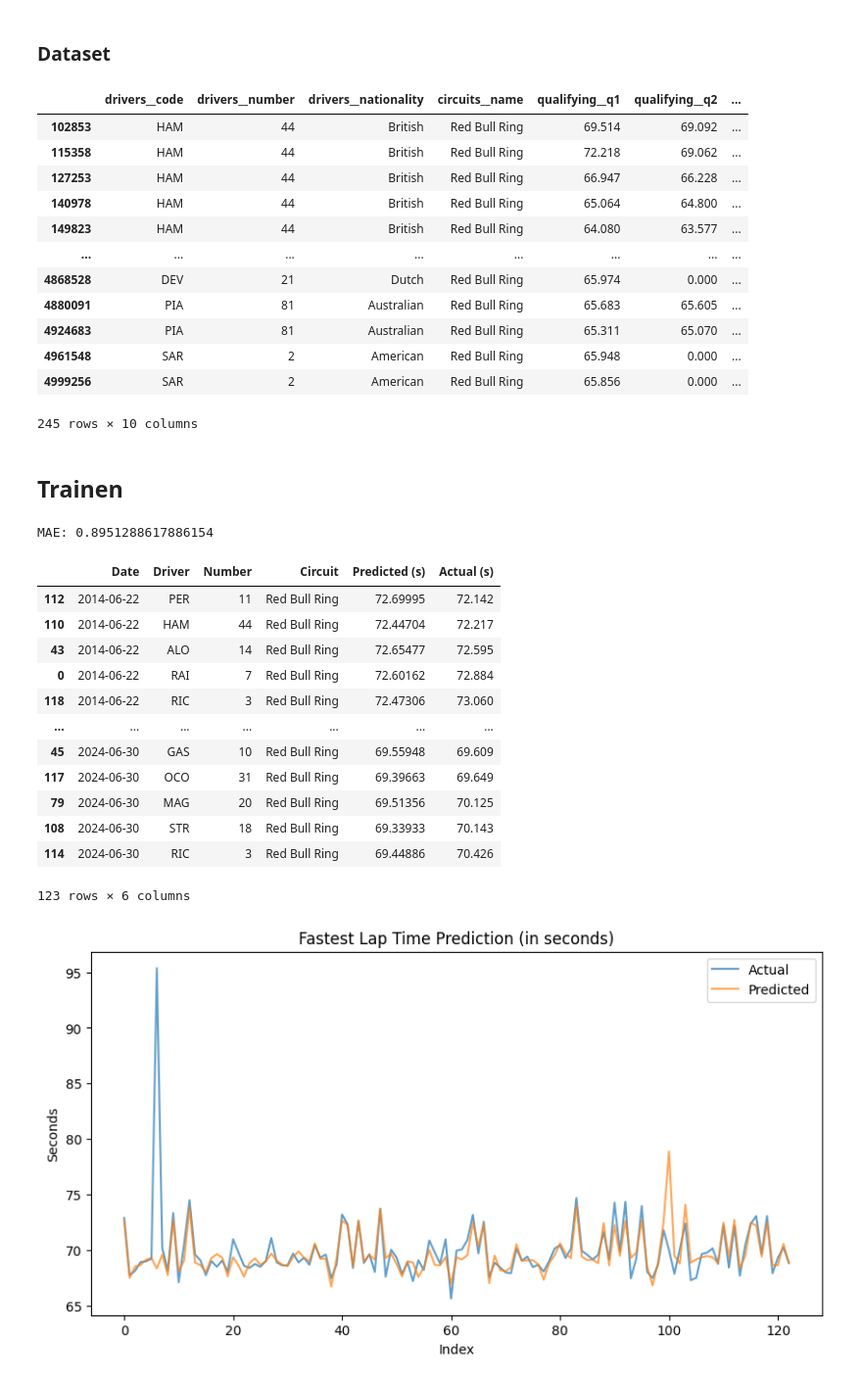
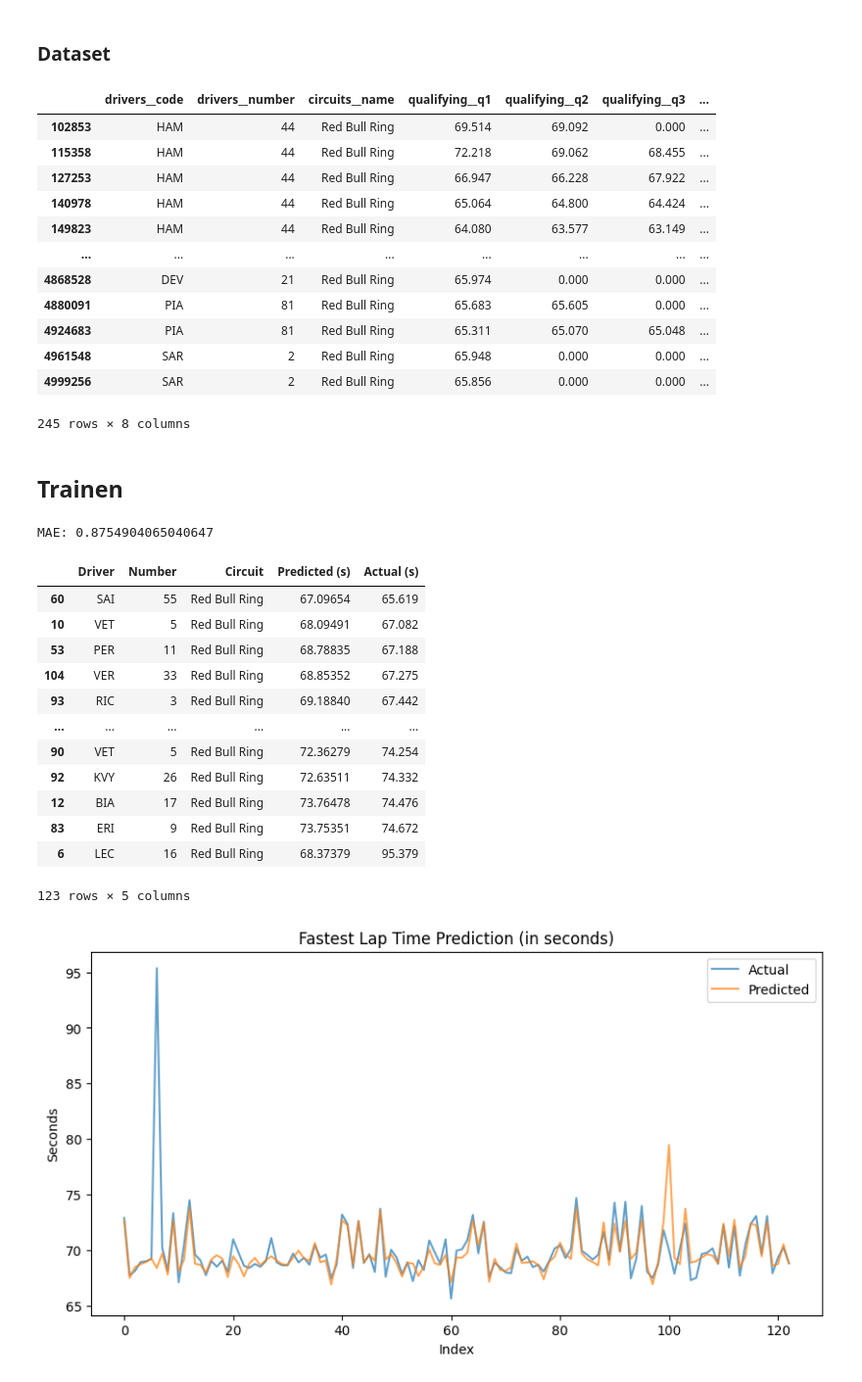
Before and after one commit to Jarnovis/DEDS_Portfolio, a Jupyter notebook: src/Jupyter/week_13/DEDS_KEGGLE.ipynb, the cells around one changed output. Shown: that part at 98% size. Drawn from its saved outputs; the diff is of its cells as text; code cells hidden in the pictures.

```diff
--- a/src/Jupyter/week_13/DEDS_KEGGLE.ipynb
+++ b/src/Jupyter/week_13/DEDS_KEGGLE.ipynb
@@ -154,11 +389,10 @@ circuit = input(str("Circuit: "))
 
 fastes_lap_data = pd.DataFrame()
 
-fastes_lap_data = total[["drivers__code", "drivers__number", "drivers__nationality",
+fastes_lap_data = total[["drivers__code", "drivers__number",
                          "circuits__name",
                          "qualifying__q1", "qualifying__q2", "qualifying__q3",
-                         "results__fastestLapTime",
-                         "races__date"]]
+                         "results__fastestLapTime",]]
 
 fastes_lap_data = fastes_lap_data.drop_duplicates()
 
@@ -172,11 +406,11 @@ fastes_lap_data[["qualifying__q1", "qualifying__q2", "qualifying__q3"]] = \
 for col in ["qualifying__q1", "qualifying__q2", "qualifying__q3"]:
     fastes_lap_data[col] = fastes_lap_data[col].apply(time_to_seconds)
 
-meta = fastes_lap_data[["races__date", "drivers__code", "drivers__number", "circuits__name"]].reset_index(drop=True)
+meta = fastes_lap_data[["drivers__code", "drivers__number", "circuits__name"]].reset_index(drop=True)
 
 X_full = pd.concat([fastes_lap_data[["qualifying__q1", "qualifying__q2", "qualifying__q3"]],
                     pd.get_dummies(fastes_lap_data[["drivers__code", "drivers__number",
-                                                    "drivers__nationality", "circuits__name"]], drop_first=True)],
+                                                    "circuits__name"]], drop_first=True)],
                    axis=1)
 
 fastes_lap_data["fastestLapSeconds"] = fastes_lap_data["results__fastestLapTime"].apply(time_to_seconds)
@@ -184,19 +418,19 @@ y_full = fastes_lap_data["fastestLapSeconds"]
 # %%
 fastes_lap_data
 # %% [output]
-|  | drivers__code | drivers__number | drivers__nationality | circuits__name | qualifying__q1 | qualifying__q2 | ... |
-| 102853 | HAM | 44 | British | Red Bull Ring | 69.514 | 69.092 | ... |
-| 115358 | HAM | 44 | British | Red Bull Ring | 72.218 | 69.062 | ... |
-| 127253 | HAM | 44 | British | Red Bull Ring | 66.947 | 66.228 | ... |
-| 140978 | HAM | 44 | British | Red Bull Ring | 65.064 | 64.800 | ... |
-| 149823 | HAM | 44 | British | Red Bull Ring | 64.080 | 63.577 | ... |
+|  | drivers__code | drivers__number | circuits__name | qualifying__q1 | qualifying__q2 | qualifying__q3 | ... |
+| 102853 | HAM | 44 | Red Bull Ring | 69.514 | 69.092 | 0.000 | ... |
+| 115358 | HAM | 44 | Red Bull Ring | 72.218 | 69.062 | 68.455 | ... |
+| 127253 | HAM | 44 | Red Bull Ring | 66.947 | 66.228 | 67.922 | ... |
+| 140978 | HAM | 44 | Red Bull Ring | 65.064 | 64.800 | 64.424 | ... |
+| 149823 | HAM | 44 | Red Bull Ring | 64.080 | 63.577 | 63.149 | ... |
 | ... | ... | ... | ... | ... | ... | ... | ... |
-| 4868528 | DEV | 21 | Dutch | Red Bull Ring | 65.974 | 0.000 | ... |
-| 4880091 | PIA | 81 | Australian | Red Bull Ring | 65.683 | 65.605 | ... |
-| 4924683 | PIA | 81 | Australian | Red Bull Ring | 65.311 | 65.070 | ... |
-| 4961548 | SAR | 2 | American | Red Bull Ring | 65.948 | 0.000 | ... |
-| 4999256 | SAR | 2 | American | Red Bull Ring | 65.856 | 0.000 | ... |
+| 4868528 | DEV | 21 | Red Bull Ring | 65.974 | 0.000 | 0.000 | ... |
+| 4880091 | PIA | 81 | Red Bull Ring | 65.683 | 65.605 | 0.000 | ... |
+| 4924683 | PIA | 81 | Red Bull Ring | 65.311 | 65.070 | 65.048 | ... |
+| 4961548 | SAR | 2 | Red Bull Ring | 65.948 | 0.000 | 0.000 | ... |
+| 4999256 | SAR | 2 | Red Bull Ring | 65.856 | 0.000 | 0.000 | ... |
-245 rows × 10 columns
+245 rows × 8 columns
 # %% [markdown]
 ## Trainen
 # %%
@@ -210,35 +444,33 @@ y_pred = model.predict(X_test)
 
 print("MAE:", mean_absolute_error(y_test, y_pred))
 # %% [output]
-MAE: 0.8951288617886154
+MAE: 0.8754904065040647
 # %%
 results_df = pd.DataFrame({
-    "Date": meta_test["races__date"].values,
     "Driver": meta_test["drivers__code"].values,
     "Number": meta_test["drivers__number"].values,
     "Circuit": meta_test["circuits__name"].values,
     "Predicted (s)": y_pred,
     "Actual (s)": y_test.values
 })
 
-results_df["Date"] = pd.to_datetime(results_df["Date"])
-results_df = results_df.sort_values(by=["Date", "Actual (s)"])
+results_df = results_df.sort_values(by=["Actual (s)"])
 
 results_df
 # %% [output]
-|  | Date | Driver | Number | Circuit | Predicted (s) | Actual (s) |
-| 112 | 2014-06-22 | PER | 11 | Red Bull Ring | 72.69995 | 72.142 |
-| 110 | 2014-06-22 | HAM | 44 | Red Bull Ring | 72.44704 | 72.217 |
-| 43 | 2014-06-22 | ALO | 14 | Red Bull Ring | 72.65477 | 72.595 |
-| 0 | 2014-06-22 | RAI | 7 | Red Bull Ring | 72.60162 | 72.884 |
-| 118 | 2014-06-22 | RIC | 3 | Red Bull Ring | 72.47306 | 73.060 |
-| ... | ... | ... | ... | ... | ... | ... |
-| 45 | 2024-06-30 | GAS | 10 | Red Bull Ring | 69.55948 | 69.609 |
-| 117 | 2024-06-30 | OCO | 31 | Red Bull Ring | 69.39663 | 69.649 |
-| 79 | 2024-06-30 | MAG | 20 | Red Bull Ring | 69.51356 | 70.125 |
-| 108 | 2024-06-30 | STR | 18 | Red Bull Ring | 69.33933 | 70.143 |
-| 114 | 2024-06-30 | RIC | 3 | Red Bull Ring | 69.44886 | 70.426 |
+|  | Driver | Number | Circuit | Predicted (s) | Actual (s) |
+| 60 | SAI | 55 | Red Bull Ring | 67.09654 | 65.619 |
+| 10 | VET | 5 | Red Bull Ring | 68.09491 | 67.082 |
+| 53 | PER | 11 | Red Bull Ring | 68.78835 | 67.188 |
+| 104 | VER | 33 | Red Bull Ring | 68.85352 | 67.275 |
+| 93 | RIC | 3 | Red Bull Ring | 69.18840 | 67.442 |
+| ... | ... | ... | ... | ... | ... |
+| 90 | VET | 5 | Red Bull Ring | 72.36279 | 74.254 |
+| 92 | KVY | 26 | Red Bull Ring | 72.63511 | 74.332 |
+| 12 | BIA | 17 | Red Bull Ring | 73.76478 | 74.476 |
+| 83 | ERI | 9 | Red Bull Ring | 73.75351 | 74.672 |
+| 6 | LEC | 16 | Red Bull Ring | 68.37379 | 95.379 |
-123 rows × 6 columns
+123 rows × 5 columns
 # %%
 plt.figure(figsize=(10,5))
 plt.plot(y_test.values, label="Actual", alpha=0.7)
```
Also changed, not shown: parts of 7 cells of this notebook, 2 other files.
